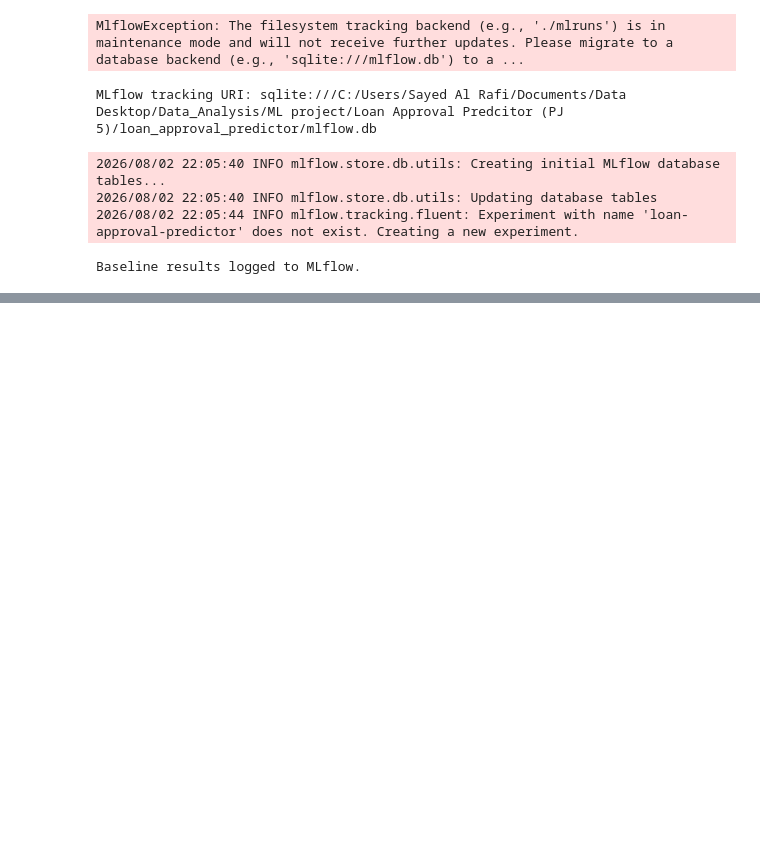
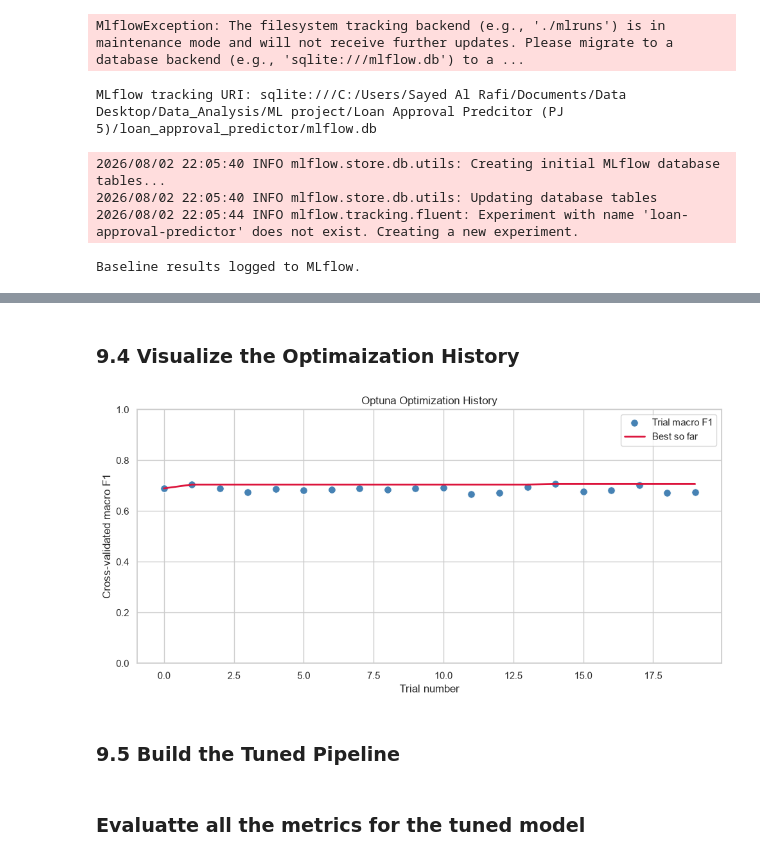
Before and after one commit to al-rafi-DSC/Loan_Approval_Predictor, a Jupyter notebook: main.ipynb, the cells around one changed output, grey strips where cells are left out. Saved outputs shown, nothing was run; the diff lists cells and outputs as text; code cells hidden in the pictures; blank space fills up the shorter version.

```diff
--- a/main.ipynb
+++ b/main.ipynb
@@ -1269,0 +1691,17 @@ Baseline results logged to MLflow.
+# %%
+optuna_sampler = optuna.samplers.TPESampler(
+    seed=RANDOM_STATE,
+)
+
+hgb_study = optuna.create_study(
+    study_name="hgb-macro-f1-optimization",
+    direction="maximize",
+    sampler=optuna_sampler,
+)
+
+hgb_study.optimize(
+    hgb_objective,
+    n_trials=N_TRIALS,
+    gc_after_trial=True,
+    show_progress_bar=True,
+)
@@ -1269,0 +1736,50 @@ Baseline results logged to MLflow.
+# %% [markdown]
+### 9.4 Visualize the Optimaization History
+# %%
+optimization_history = hgb_study.trials_dataframe(
+    attrs=("number", "value", "state")
+)
+
+optimization_history = optimization_history.loc[
+    optimization_history["state"].eq("COMPLETE")
+].copy()
+
+optimization_history["best_so_far"] = (
+    optimization_history["value"].cummax()
+)
+
+fig, ax = plt.subplots(figsize=(10, 5))
+
+sns.scatterplot(
+    data=optimization_history,
+    x="number",
+    y="value",
+    color="steelblue",
+    s=70,
+    label="Trial macro F1",
+    ax=ax,
+)
+
+sns.lineplot(
+    data=optimization_history,
+    x="number",
+    y="best_so_far",
+    color="crimson",
+    linewidth=2,
+    label="Best so far",
+    ax=ax,
+)
+
+ax.set(
+    title="Optuna Optimization History",
+    xlabel="Trial number",
+    ylabel="Cross-validated macro F1",
+    ylim=(0, 1),
+)
+
+plt.tight_layout()
+plt.show()
+# %% [output]
+[figure, added]
+# %% [markdown]
+### 9.5 Build the Tuned Pipeline
@@ -1269,0 +1806,2 @@ Baseline results logged to MLflow.
+# %% [markdown]
+### Evaluatte all the metrics for the tuned model
```
Also changed, not shown: parts of 40 cells of this notebook, 3 other files.
